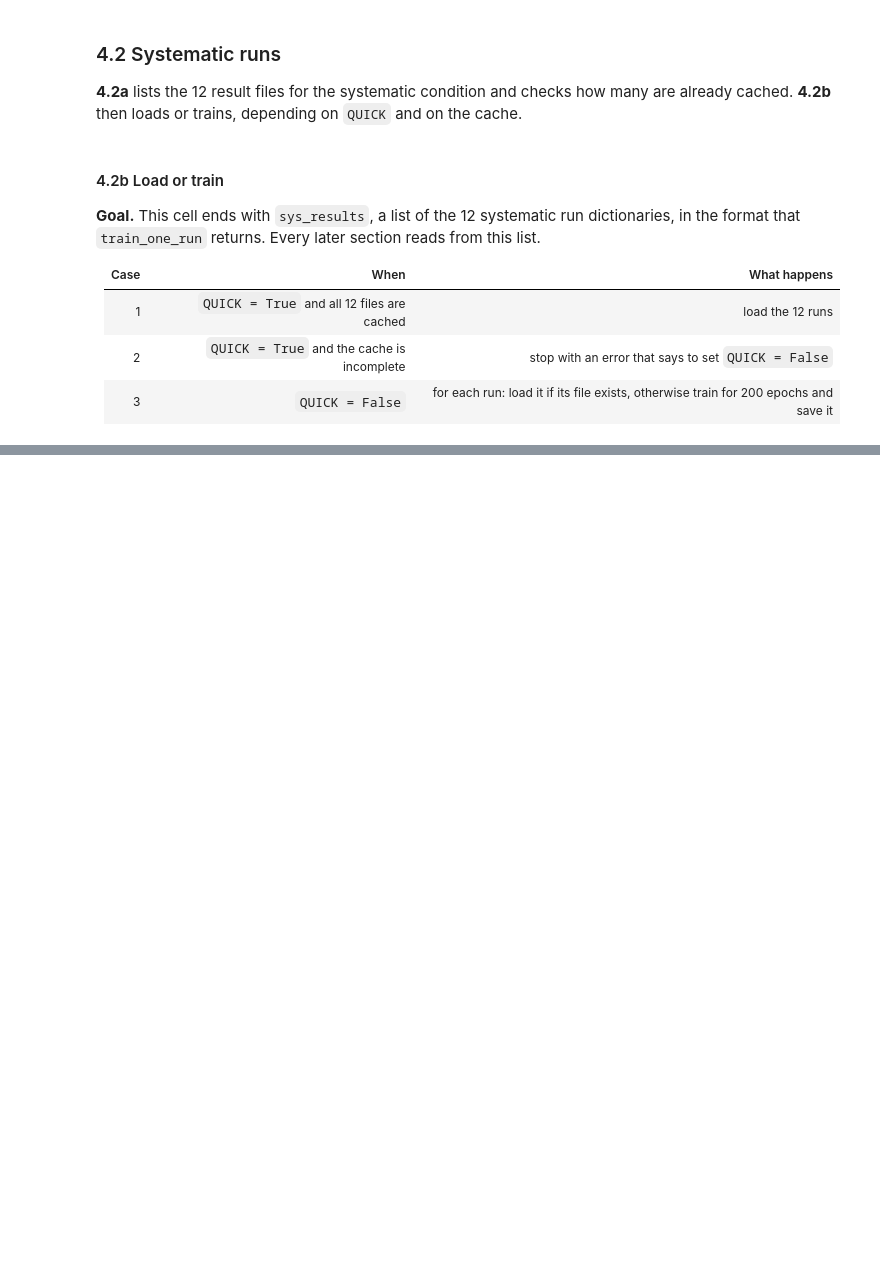
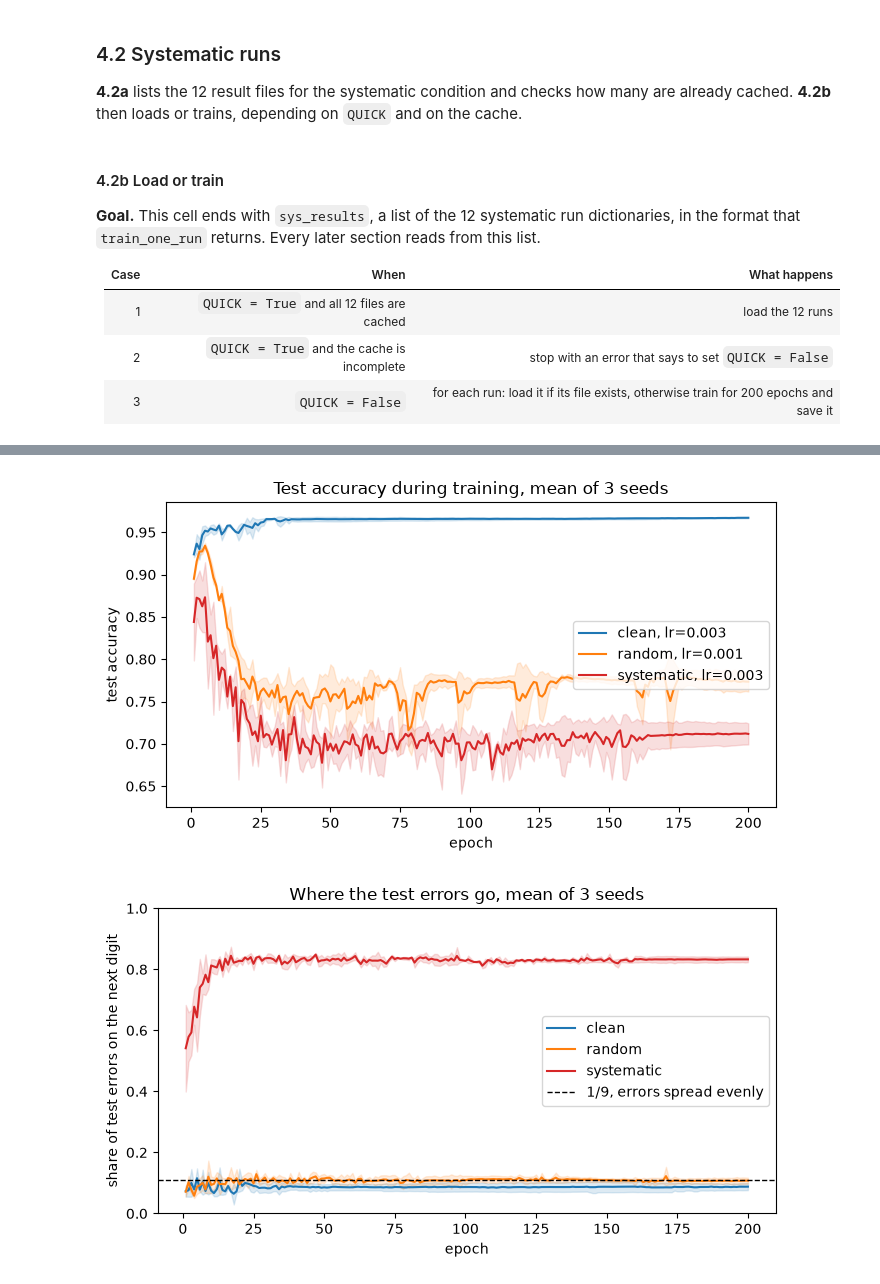
Before and after one commit to ZianWang777/3620project, a Jupyter notebook: NB2.ipynb, the cells around one changed output, grey strips where cells are left out. Drawn from its saved outputs; the diff is of its cells as text; code cells hidden in the pictures; blank space fills up the shorter version.

```diff
--- a/NB2.ipynb
+++ b/NB2.ipynb
@@ -685,0 +847,15 @@ FileNotFoundError: only 0 / 12 systematic runs are cached;set QUICK to false to
+# %%
+# Keep only the runs at each condition's selected learning rate: 3 conditions * 3 seeds = 9 rows.
+parts = []
+for condition in CONDITIONS_NB1 + CONDITIONS_NB2:
+    lr = selected_lr[condition]
+    rows_c = df[(df["condition"] == condition) & (df["lr"] == lr)]   # both must match
+    parts.append(rows_c)
+
+formal = pd.concat(parts)    # stack the 3 small tables into one
+assert len(formal) == 9, f"expected 9 formal runs, got {len(formal)}"
+
+# Show the columns we compare, one row per seed.
+formal[["condition", "lr", "seed", "early_stop_epoch", "early_stop_val_noisy",
+        "test_acc_at_stop", "test_acc_last10", "max_test_acc",
+        "optimal_test_epoch", "gap_to_optimal", "test_err_next_at_stop"]]
@@ -685,0 +945,49 @@ FileNotFoundError: only 0 / 12 systematic runs are cached;set QUICK to false to
+# %%
+def mean_curve(condition, key):
+    # Per-epoch mean and sd of one metric, over the 3 formal seeds of a condition
+    lr = selected_lr[condition]
+    curves = []
+    for r in all_results:
+        if r["config"]["condition"] == condition and r["config"]["lr"] == lr:
+            curves.append(r["metrics"][key])    # a list of 200 values, one per epoch
+    curves = np.array(curves)                    # shape (3, 200): seeds x epochs
+    mean = curves.mean(axis=0)                   # average over the 3 seeds, for each epoch
+    sd = curves.std(axis=0, ddof=1)              # sample sd, same as pandas std
+    return mean, sd
+
+
+COLOURS = {"clean": "C0", "random": "C1", "systematic": "C3"}
+epochs = np.arange(1, EPOCHS + 1)    # 1, 2, ..., 200
+
+# Figure 1: test accuracy per epoch.
+fig, ax = plt.subplots(figsize=(7, 4))
+for condition in CONDITIONS_NB1 + CONDITIONS_NB2:
+    mean, sd = mean_curve(condition, "test_acc")
+    ax.plot(epochs, mean, color=COLOURS[condition], label=f"{condition}, lr={selected_lr[condition]:g}")
+    ax.fill_between(epochs, mean - sd, mean + sd, color=COLOURS[condition], alpha=0.15)
+ax.set_xlabel("epoch")
+ax.set_ylabel("test accuracy")
+ax.set_title("Test accuracy during training, mean of 3 seeds")
+ax.legend(loc="center right")    # the empty area between the curves
+fig.tight_layout()
+fig.savefig(FIG_DIR / "nb2_test_acc.png", dpi=150)
+plt.show()
+
+# Figure 2: share of test errors that fall on the next digit, per epoch.
+fig, ax = plt.subplots(figsize=(7, 4))
+for condition in CONDITIONS_NB1 + CONDITIONS_NB2:
+    mean, sd = mean_curve(condition, "test_err_next")
+    ax.plot(epochs, mean, color=COLOURS[condition], label=condition)
+    ax.fill_between(epochs, mean - sd, mean + sd, color=COLOURS[condition], alpha=0.15)
+ax.axhline(1 / 9, color="k", ls="--", lw=1, label="1/9, errors spread evenly")
+ax.set_xlabel("epoch")
+ax.set_ylabel("share of test errors on the next digit")
+ax.set_ylim(0, 1)
+ax.set_title("Where the test errors go, mean of 3 seeds")
+ax.legend()
+fig.tight_layout()
+fig.savefig(FIG_DIR / "nb2_test_err_next.png", dpi=150)
+plt.show()
+# %% [output]
+[figure, added]
+[figure, added]
```
Also changed, not shown: parts of 28 cells of this notebook.
